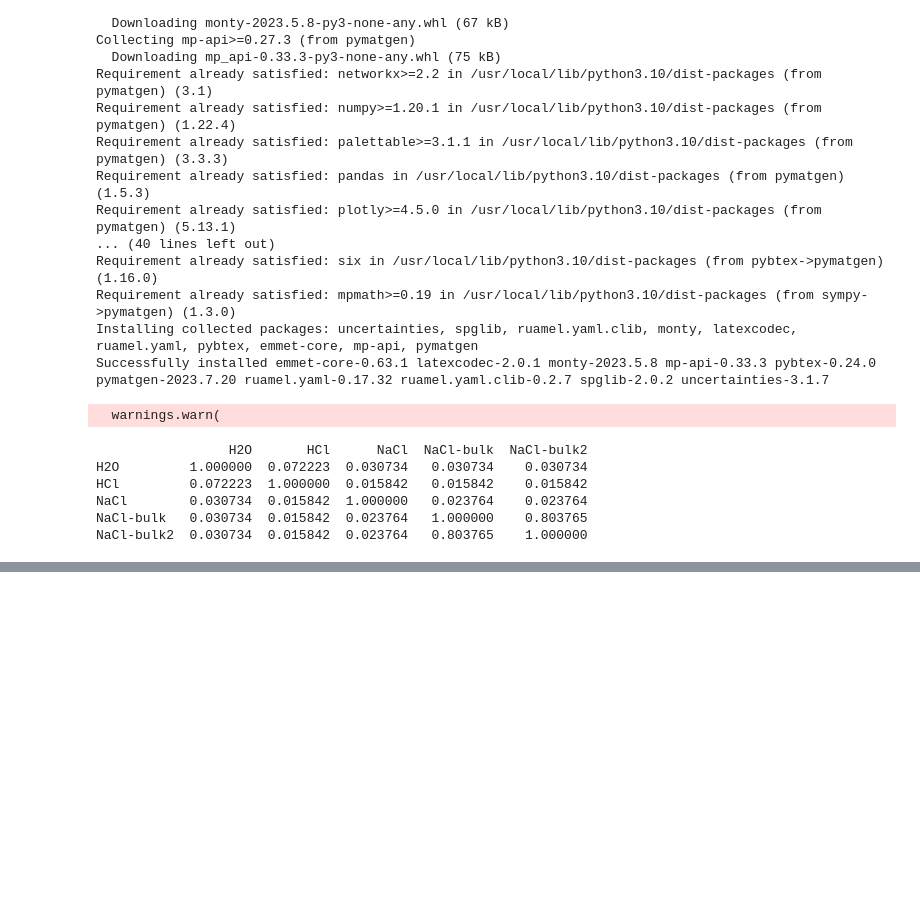
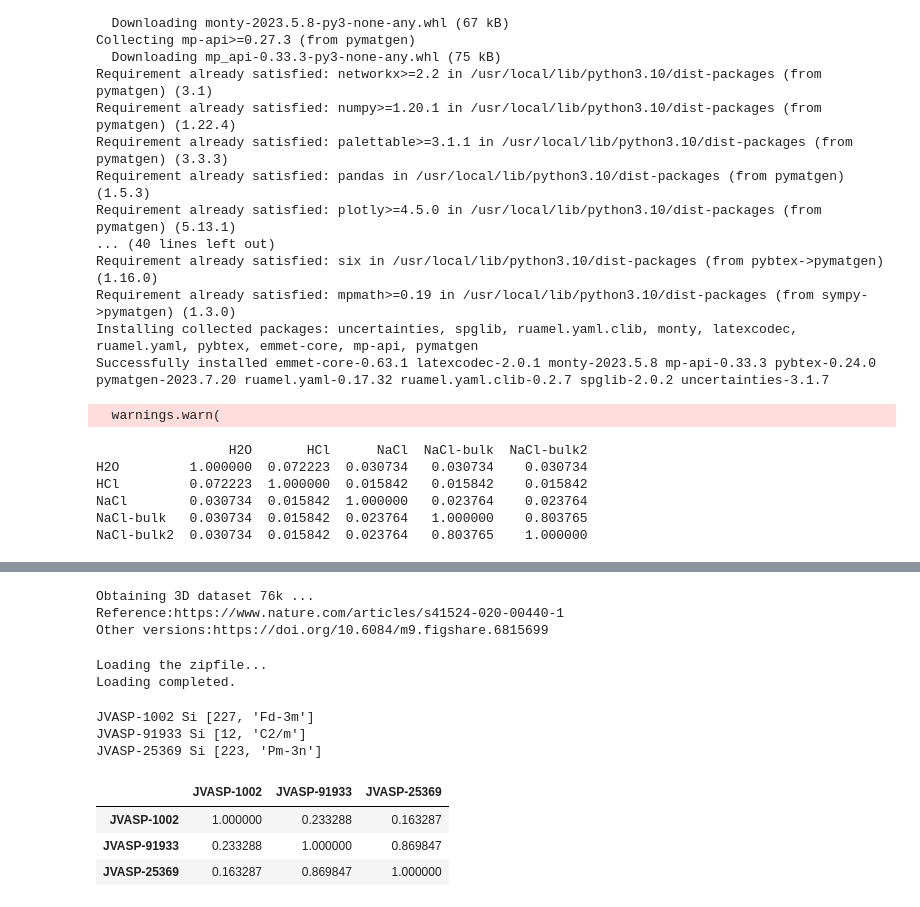
Before and after one commit to JARVIS-Materials-Design/jarvis-tools-notebooks, a Jupyter notebook: jarvis-tools-notebooks/StructureDistance.ipynb, the cells around one changed output, grey strips where cells are left out. Drawn from its saved outputs; the diff is of its cells as text; code cells hidden in the pictures; blank space fills up the shorter version.

```diff
--- a/jarvis-tools-notebooks/StructureDistance.ipynb
+++ b/jarvis-tools-notebooks/StructureDistance.ipynb
@@ -125,0 +146,14 @@ NaCl-bulk2  0.030734  0.015842  0.023764   0.803765    1.000000
+# %%
+
+from jarvis.db.figshare import data
+import pandas as pd
+from jarvis.core.atoms import Atoms
+
+dft_3d = data('dft_3d')
+df=pd.DataFrame(dft_3d)
+# %% [output]
+Obtaining 3D dataset 76k ...
+Reference:https://www.nature.com/articles/s41524-020-00440-1
+Other versions:https://doi.org/10.6084/m9.figshare.6815699
+Loading the zipfile...
+Loading completed.
@@ -125,0 +195,10 @@ NaCl-bulk2  0.030734  0.015842  0.023764   0.803765    1.000000
+# %%
+get_df(si)
+# %% [output]
+JVASP-1002 Si [227, 'Fd-3m']
+JVASP-91933 Si [12, 'C2/m']
+JVASP-25369 Si [223, 'Pm-3n']
+|  | JVASP-1002 | JVASP-91933 | JVASP-25369 |
+| JVASP-1002 | 1.000000 | 0.233288 | 0.163287 |
+| JVASP-91933 | 0.233288 | 1.000000 | 0.869847 |
+| JVASP-25369 | 0.163287 | 0.869847 | 1.000000 |
```
Also changed, not shown: parts of 10 cells of this notebook.
